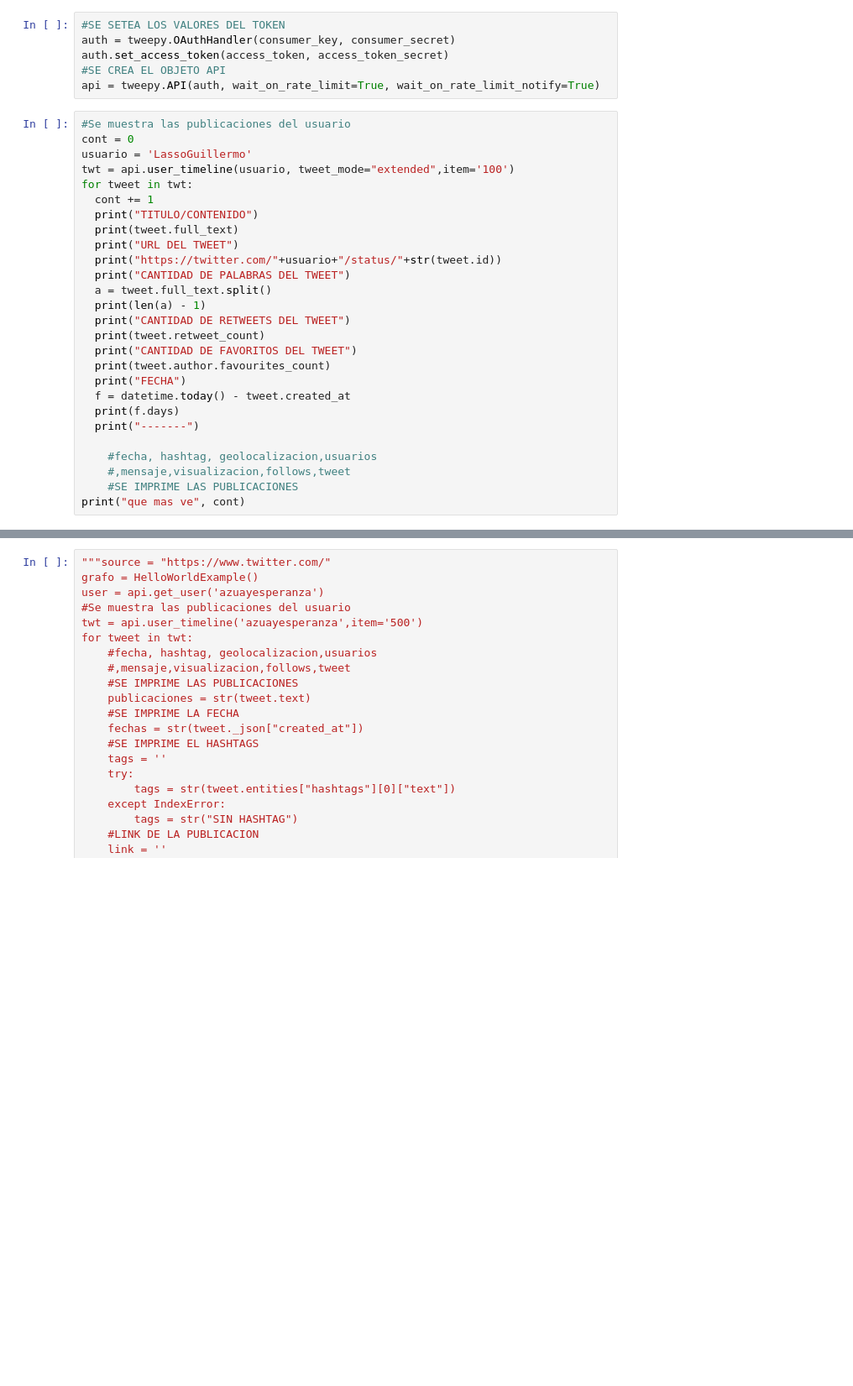
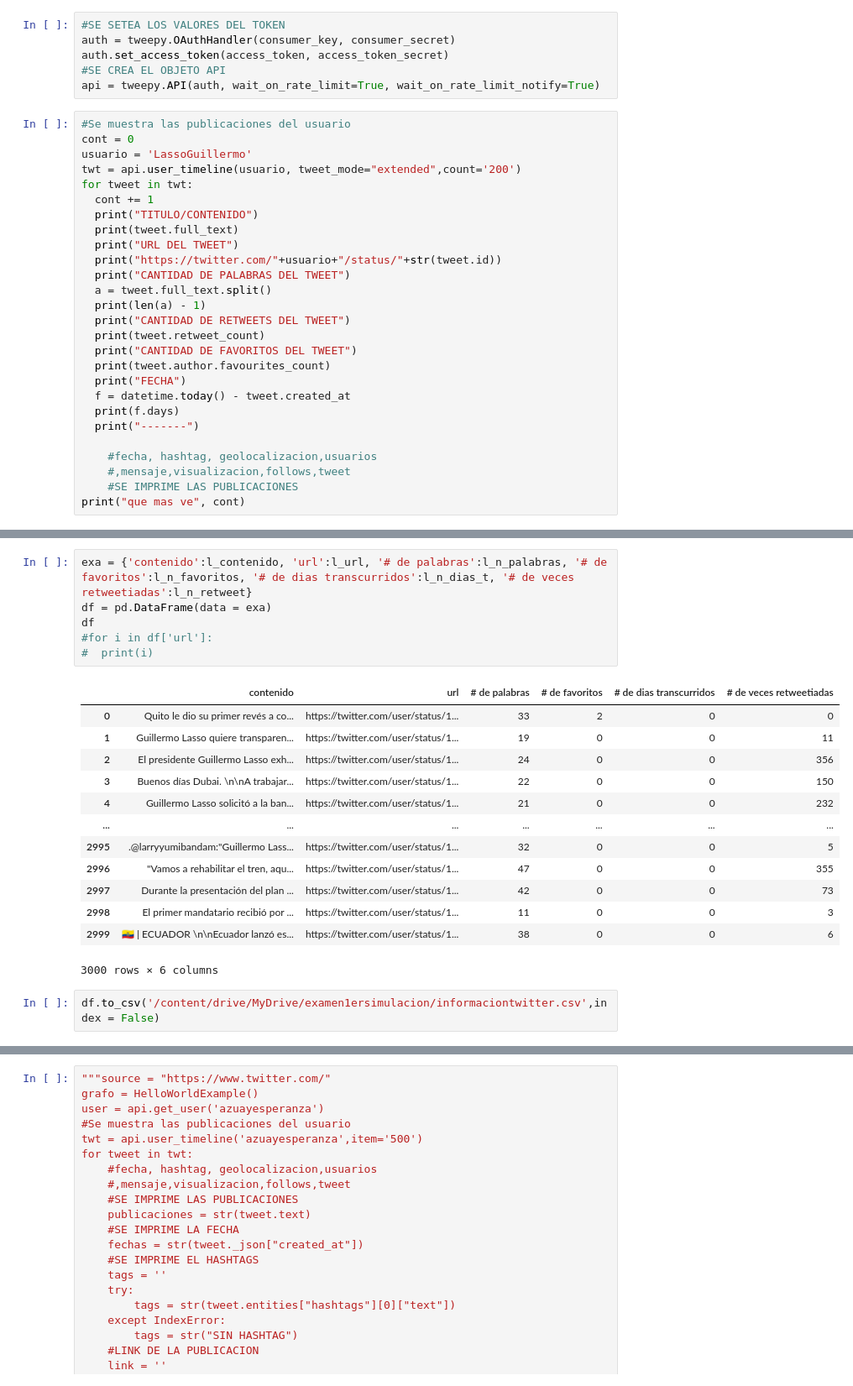
Before and after one commit to GabrielChuchuca/EXAMEN1INTER-SIMULACION, a Jupyter notebook: EXAMEN1INTERCICLO.ipynb, the cells around one changed output, grey strips where cells are left out. Shown: that part at 84% size. Drawn from its saved outputs; the diff is of its cells as text; blank space fills up the shorter version.

```diff
--- a/EXAMEN1INTERCICLO.ipynb
+++ b/EXAMEN1INTERCICLO.ipynb
@@ -21,7 +41,7 @@ api = tweepy.API(auth, wait_on_rate_limit=True, wait_on_rate_limit_notify=True)
 #Se muestra las publicaciones del usuario
 cont = 0
 usuario = 'LassoGuillermo'
-twt = api.user_timeline(usuario, tweet_mode="extended",item='100')
+twt = api.user_timeline(usuario, tweet_mode="extended",count='200')
 for tweet in twt:
   cont += 1
   print("TITULO/CONTENIDO")
@@ -69,0 +189,22 @@ print(len(listaPalabras))
+# %%
+exa = {'contenido':l_contenido, 'url':l_url, '# de palabras':l_n_palabras, '# de favoritos':l_n_favoritos, '# de dias transcurridos':l_n_dias_t, '# de veces retweetiadas':l_n_retweet}
+df = pd.DataFrame(data = exa)
+df
+#for i in df['url']:
+#  print(i)
+# %% [output]
+|  | contenido | url | # de palabras | # de favoritos | # de dias transcurridos | # de veces retweetiadas |
+| 0 | Quito le dio su primer revés a co... | https://twitter.com/user/status/1... | 33 | 2 | 0 | 0 |
+| 1 | Guillermo Lasso quiere transparen... | https://twitter.com/user/status/1... | 19 | 0 | 0 | 11 |
+| 2 | El presidente Guillermo Lasso exh... | https://twitter.com/user/status/1... | 24 | 0 | 0 | 356 |
+| 3 | Buenos días Dubai. \n\nA trabajar... | https://twitter.com/user/status/1... | 22 | 0 | 0 | 150 |
+| 4 | Guillermo Lasso solicitó a la ban... | https://twitter.com/user/status/1... | 21 | 0 | 0 | 232 |
+| ... | ... | ... | ... | ... | ... | ... |
+| 2995 | .@larryyumibandam:"Guillermo Lass... | https://twitter.com/user/status/1... | 32 | 0 | 0 | 5 |
+| 2996 | "Vamos a rehabilitar el tren, aqu... | https://twitter.com/user/status/1... | 47 | 0 | 0 | 355 |
+| 2997 | Durante la presentación del plan ... | https://twitter.com/user/status/1... | 42 | 0 | 0 | 73 |
+| 2998 | El primer mandatario recibió por ... | https://twitter.com/user/status/1... | 11 | 0 | 0 | 3 |
+| 2999 | 🇪🇨 | ECUADOR \n\nEcuador lanzó es... | https://twitter.com/user/status/1... | 38 | 0 | 0 | 6 |
+3000 rows × 6 columns
+# %%
+df.to_csv('/content/drive/MyDrive/examen1ersimulacion/informaciontwitter.csv',index = False)
```
Also changed, not shown: parts of 10 cells of this notebook.
